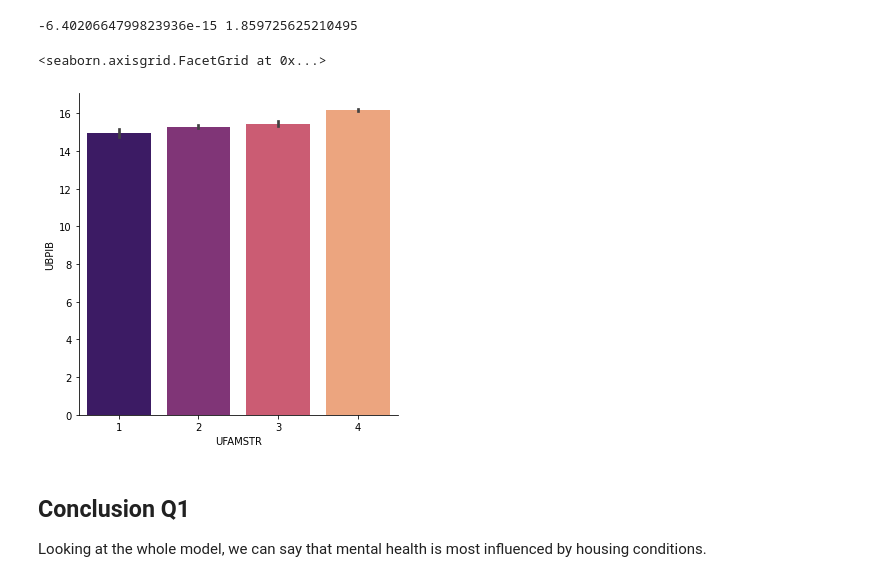
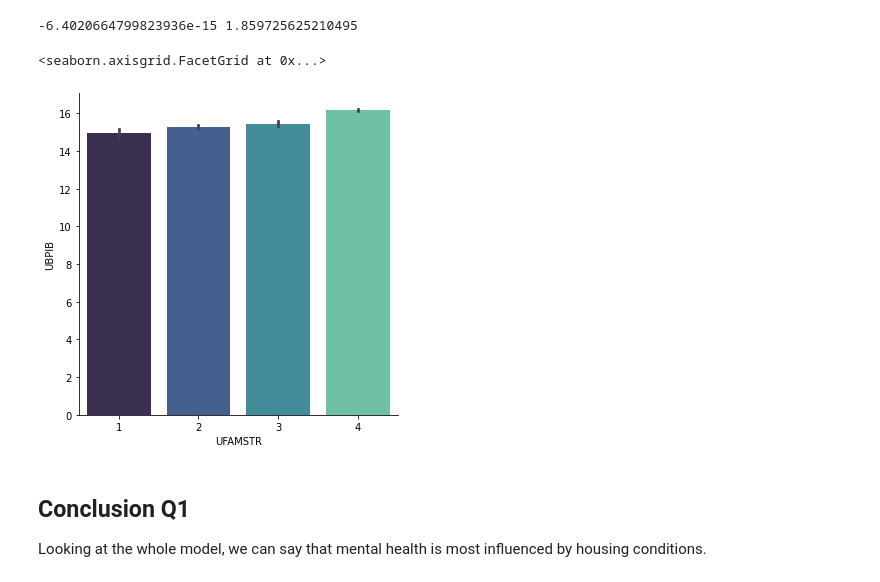
Before and after one commit to epfl-ada/ada-2020-project-milestone-p3-p3_ada-boi, a Jupyter notebook: creative_extension.ipynb, the cells around one changed output. Drawn from its saved outputs; the diff is of its cells as text; code cells hidden in the pictures.

```diff
--- a/creative_extension.ipynb
+++ b/creative_extension.ipynb
@@ -807,10 +818,10 @@ print(diff.mean(),diff.std())
 # %% [output]
 -6.4020664799823936e-15 1.859725625210495
 # %%
-sns.catplot(y='UBPIB', x='UFAMSTR', kind='bar', palette='magma', data=df_NN(fc3,outcome,predictors))
+sns.catplot(y='UBPIB', x='UFAMSTR', kind='bar', palette='mako', data=df_NN(fc3,outcome,predictors))
 # %% [output]
 <seaborn.axisgrid.FacetGrid at 0x...>
-[figure, old version]
+[figure, new version]
 # %% [markdown]
 ## Conclusion Q1
 
```
Also changed, not shown: parts of 58 cells of this notebook.
